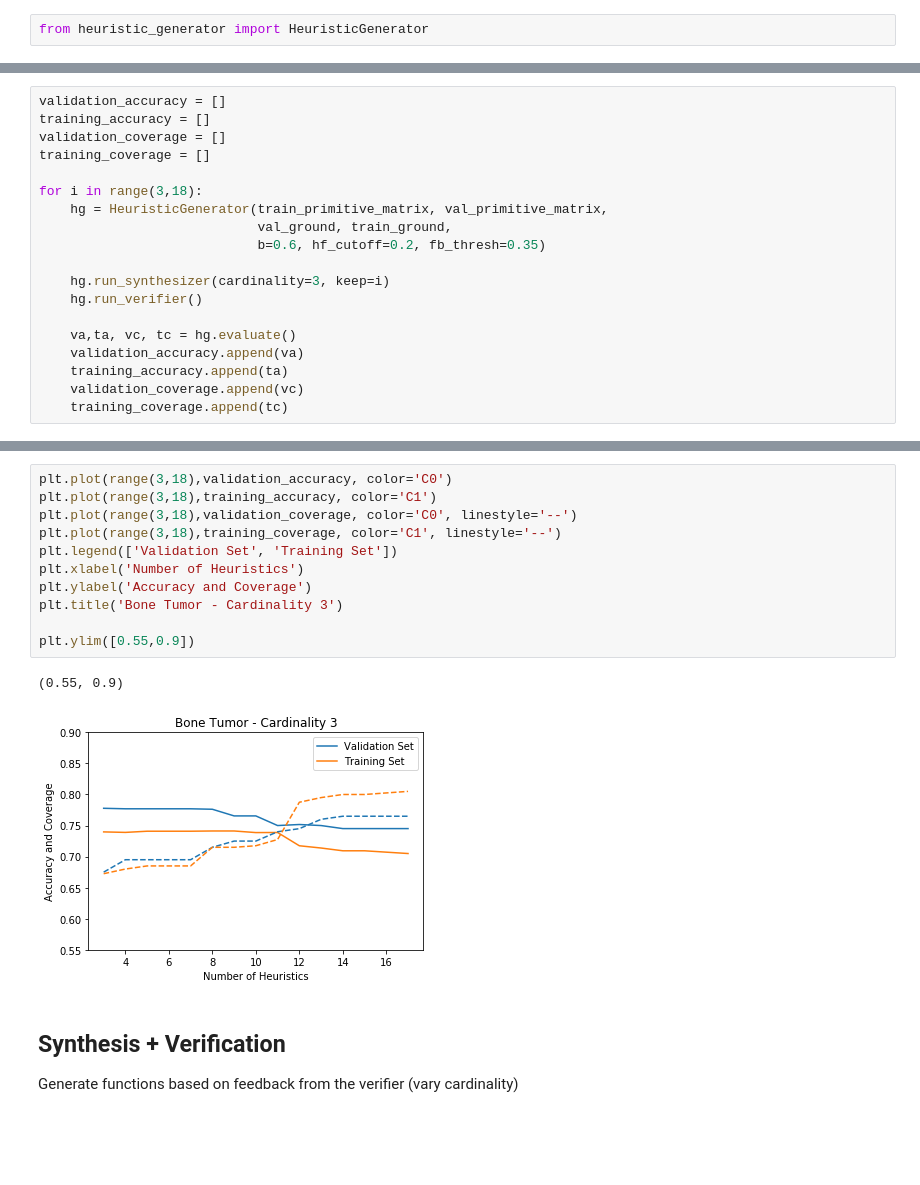
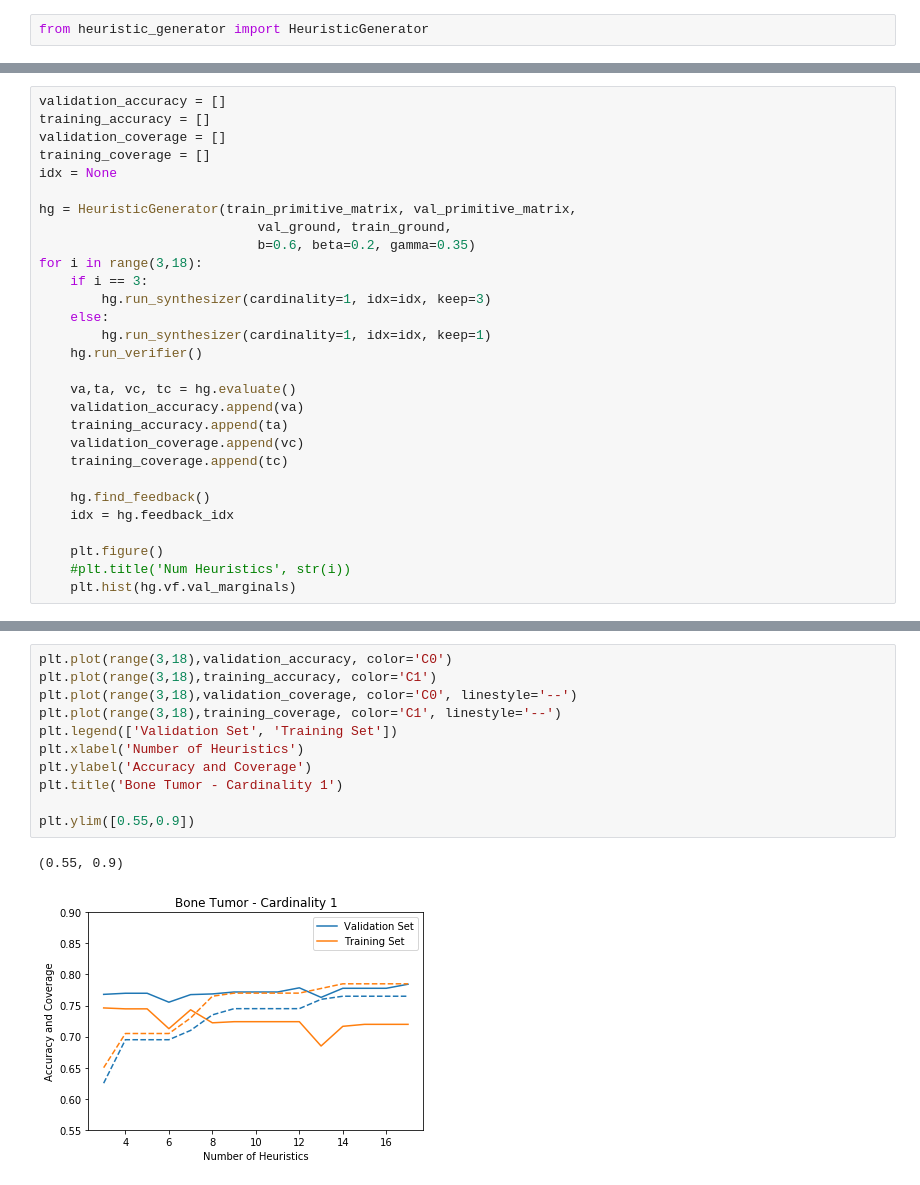
Before and after one commit to HazyResearch/reef, a Jupyter notebook: bone_tumor_synthesis.ipynb, the cells around one changed output, grey strips where cells are left out. Cells and saved outputs as stored; diff of their text form; blank space fills up the shorter version.

```diff
--- a/bone_tumor_synthesis.ipynb
+++ b/bone_tumor_synthesis.ipynb
@@ -37,13 +35,16 @@ validation_accuracy = []
 training_accuracy = []
 validation_coverage = []
 training_coverage = []
+idx = None
 
+hg = HeuristicGenerator(train_primitive_matrix, val_primitive_matrix,
+                            val_ground, train_ground,
+                            b=0.6, beta=0.2, gamma=0.35)
 for i in range(3,18):
-    hg = HeuristicGenerator(train_primitive_matrix, val_primitive_matrix,
-                            val_ground, train_ground,
-                            b=0.6, hf_cutoff=0.2, fb_thresh=0.35)
-
-    hg.run_synthesizer(cardinality=3, keep=i)
+    if i == 3:
+        hg.run_synthesizer(cardinality=1, idx=idx, keep=3)
+    else:
+        hg.run_synthesizer(cardinality=1, idx=idx, keep=1)
     hg.run_verifier()
 
     va,ta, vc, tc = hg.evaluate()
@@ -51,6 +52,13 @@ for i in range(3,18):
     training_accuracy.append(ta)
     validation_coverage.append(vc)
     training_coverage.append(tc)
+
+    hg.find_feedback()
+    idx = hg.feedback_idx
+
+    plt.figure()
+    #plt.title('Num Heuristics', str(i))
+    plt.hist(hg.vf.val_marginals)
 # %% [output]
 Inferred cardinality: 2
 Inferred cardinality: 2
@@ -70,17 +90,14 @@ Inferred cardinality: 2
 # %%
 plt.plot(range(3,18),validation_accuracy, color='C0')
 plt.plot(range(3,18),training_accuracy, color='C1')
 plt.plot(range(3,18),validation_coverage, color='C0', linestyle='--')
 plt.plot(range(3,18),training_coverage, color='C1', linestyle='--')
 plt.legend(['Validation Set', 'Training Set'])
 plt.xlabel('Number of Heuristics')
 plt.ylabel('Accuracy and Coverage')
-plt.title('Bone Tumor - Cardinality 3')
+plt.title('Bone Tumor - Cardinality 1')
 
 plt.ylim([0.55,0.9])
 # %% [output]
 (0.55, 0.9)
-[figure, old version]
+[figure, new version]
-# %% [markdown]
-## Synthesis + Verification
-Generate functions based on feedback from the verifier (vary cardinality)
```
Also changed, not shown: parts of 6 cells of this notebook, 1 other file.
